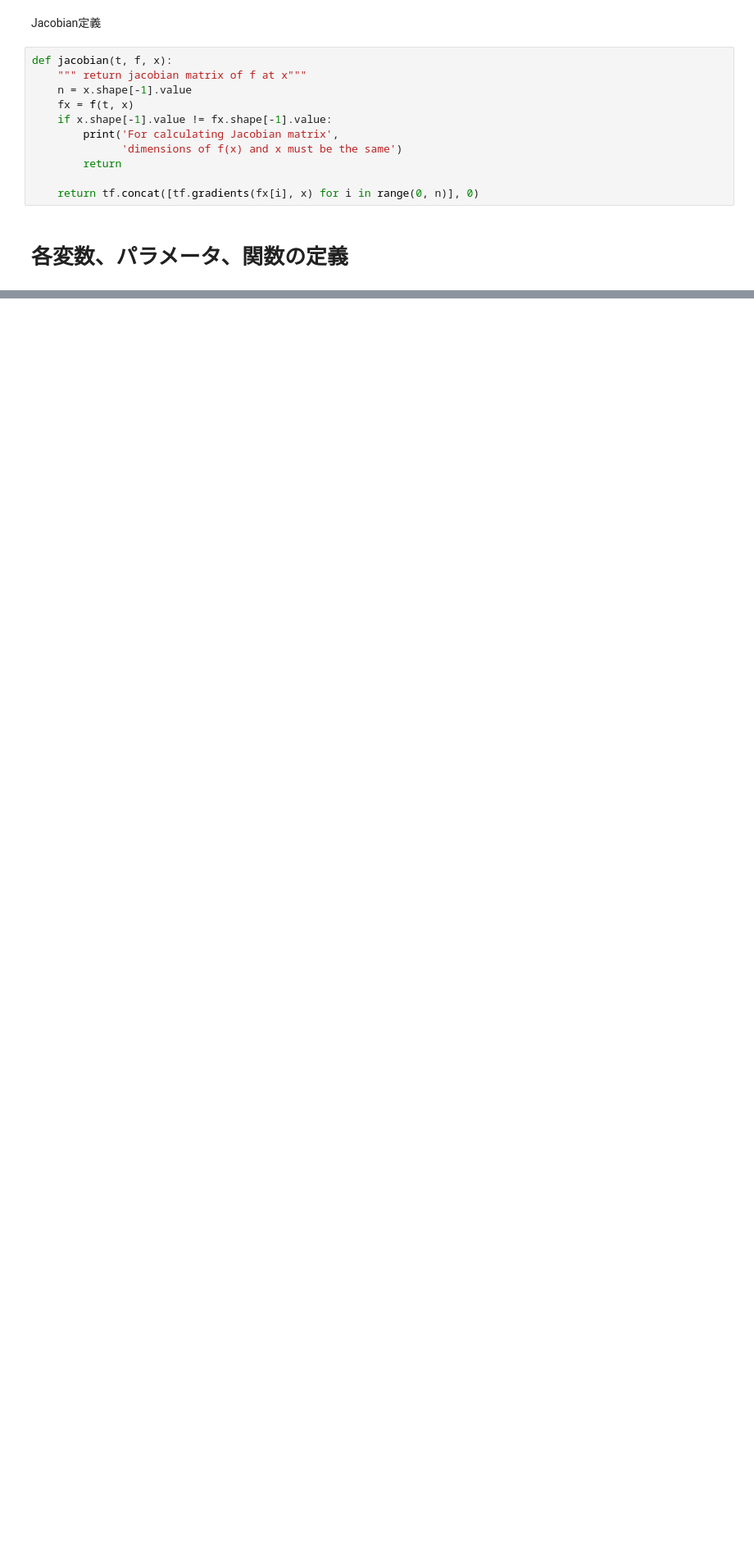
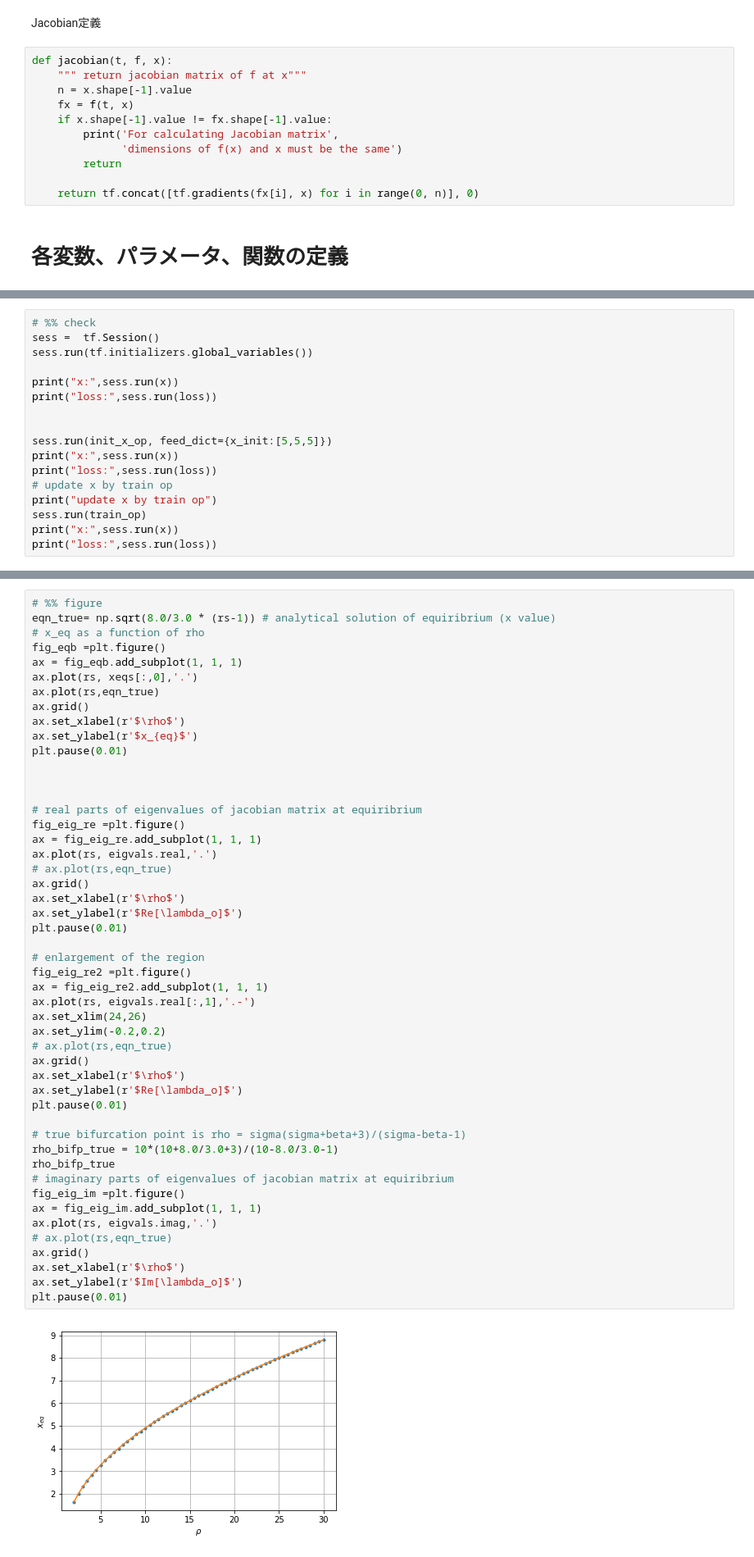
Before and after one commit to yymgch/ode_tf, a Jupyter notebook: finding_equiribrium.ipynb, the cells around one changed output, grey strips where cells are left out. Shown at 82% size. Saved outputs shown, nothing was run; the diff lists cells and outputs as text; blank space fills up the shorter version.

```diff
--- a/finding_equiribrium.ipynb
+++ b/finding_equiribrium.ipynb
@@ -65,0 +70,17 @@ Colocations handled automatically by placer.
+# %%
+# %% check
+sess =  tf.Session()
+sess.run(tf.initializers.global_variables())
+
+print("x:",sess.run(x))
+print("loss:",sess.run(loss))
+
+
+sess.run(init_x_op, feed_dict={x_init:[5,5,5]})
+print("x:",sess.run(x))
+print("loss:",sess.run(loss))
+# update x by train op
+print("update x by train op")
+sess.run(train_op)
+print("x:",sess.run(x))
+print("loss:",sess.run(loss))
@@ -65,0 +290,51 @@ Colocations handled automatically by placer.
+# %%
+# %% figure
+eqn_true= np.sqrt(8.0/3.0 * (rs-1)) # analytical solution of equiribrium (x value)
+# x_eq as a function of rho
+fig_eqb =plt.figure()
+ax = fig_eqb.add_subplot(1, 1, 1)
+ax.plot(rs, xeqs[:,0],'.')
+ax.plot(rs,eqn_true)
+ax.grid()
+ax.set_xlabel(r'$\rho$')
+ax.set_ylabel(r'$x_{eq}$')
+plt.pause(0.01)
+
+
+
+# real parts of eigenvalues of jacobian matrix at equiribrium
+fig_eig_re =plt.figure()
+ax = fig_eig_re.add_subplot(1, 1, 1)
+ax.plot(rs, eigvals.real,'.')
+# ax.plot(rs,eqn_true)
+ax.grid()
+ax.set_xlabel(r'$\rho$')
+ax.set_ylabel(r'$Re[\lambda_o]$')
+plt.pause(0.01)
+
+# enlargement of the region
+fig_eig_re2 =plt.figure()
+ax = fig_eig_re2.add_subplot(1, 1, 1)
+ax.plot(rs, eigvals.real[:,1],'.-')
+ax.set_xlim(24,26)
+ax.set_ylim(-0.2,0.2)
+# ax.plot(rs,eqn_true)
+ax.grid()
+ax.set_xlabel(r'$\rho$')
+ax.set_ylabel(r'$Re[\lambda_o]$')
+plt.pause(0.01)
+
+# true bifurcation point is rho = sigma(sigma+beta+3)/(sigma-beta-1)
+rho_bifp_true = 10*(10+8.0/3.0+3)/(10-8.0/3.0-1)
+rho_bifp_true
+# imaginary parts of eigenvalues of jacobian matrix at equiribrium
+fig_eig_im =plt.figure()
+ax = fig_eig_im.add_subplot(1, 1, 1)
+ax.plot(rs, eigvals.imag,'.')
+# ax.plot(rs,eqn_true)
+ax.grid()
+ax.set_xlabel(r'$\rho$')
+ax.set_ylabel(r'$Im[\lambda_o]$')
+plt.pause(0.01)
+# %% [output]
+[figure, added]
```
Also changed, not shown: parts of 22 cells of this notebook.
